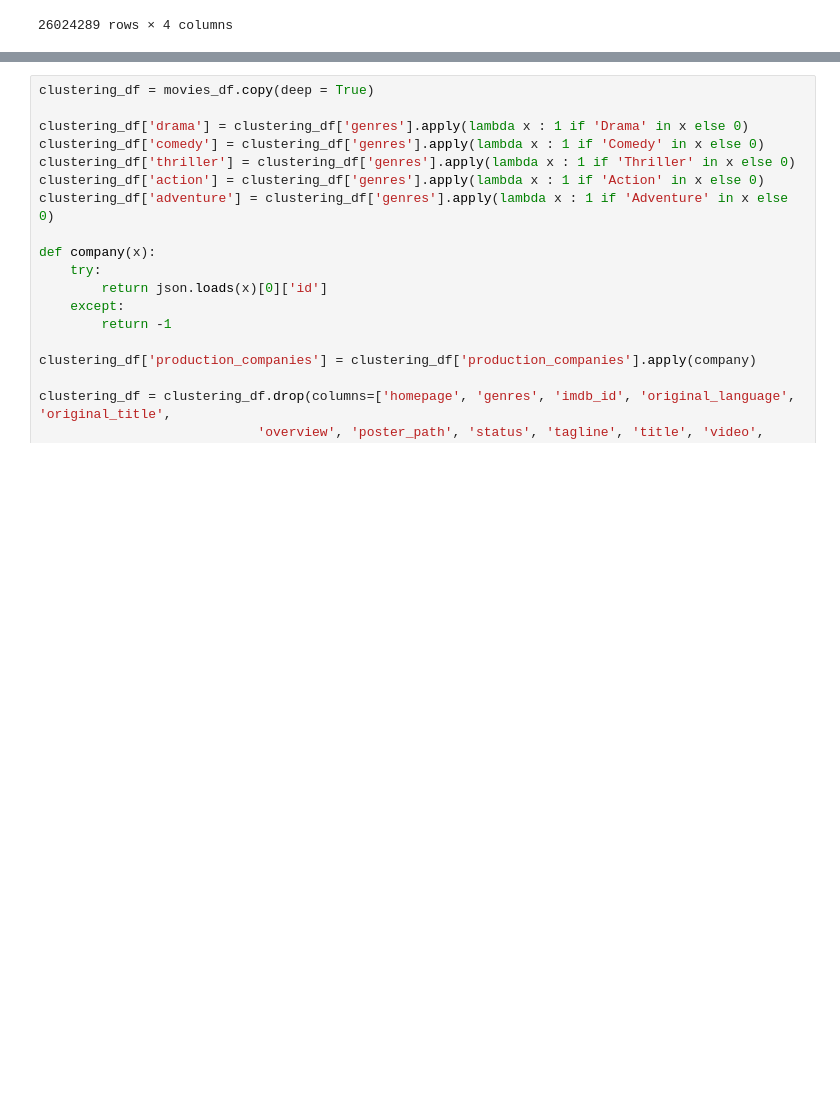
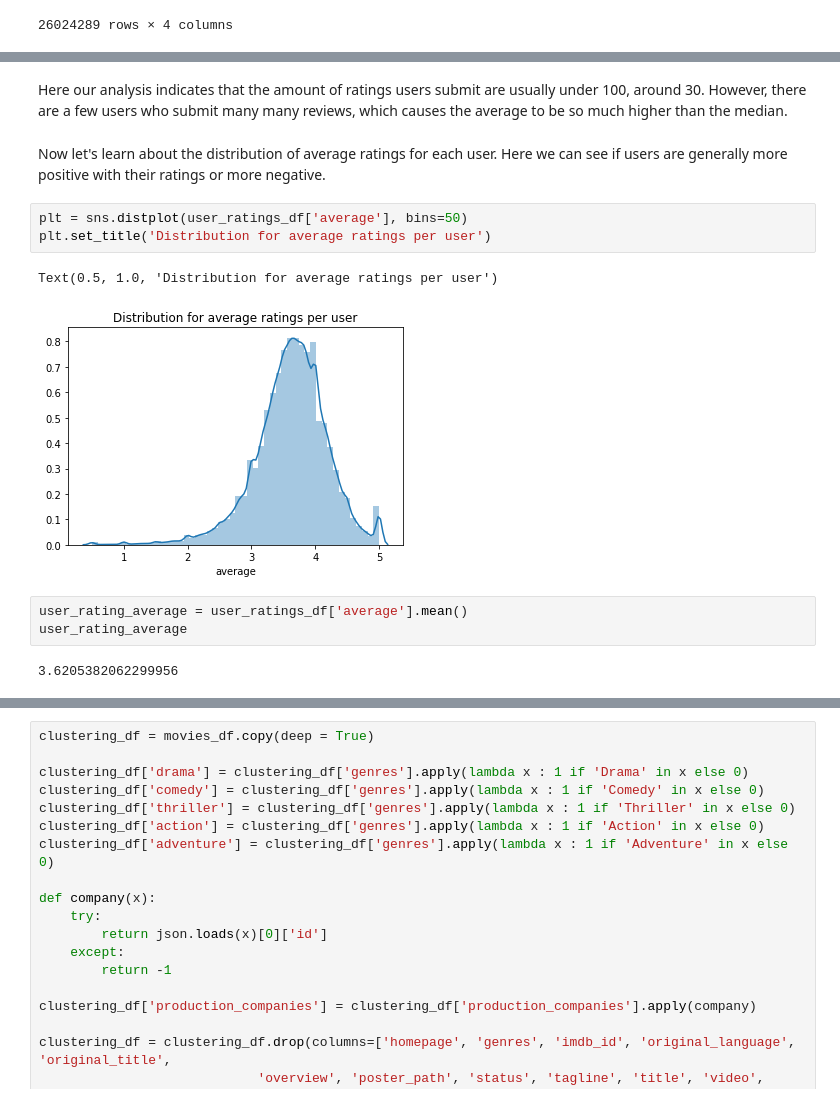
Before and after one commit to kevc528/MovieDatasetAnalysis, a Jupyter notebook: KevinChen_MoviesNotebook.ipynb, the cells around one changed output, grey strips where cells are left out. Saved outputs shown, nothing was run; the diff lists cells and outputs as text; blank space fills up the shorter version.

```diff
--- a/KevinChen_MoviesNotebook.ipynb
+++ b/KevinChen_MoviesNotebook.ipynb
@@ -326,0 +437,15 @@ ratings_df
+# %% [markdown]
+Here our analysis indicates that the amount of ratings users submit are usually under 100, around 30. However, there are a few users who submit many many reviews, which causes the average to be so much higher than the median.
+# %% [markdown]
+Now let's learn about the distribution of average ratings for each user. Here we can see if users are generally more positive with their ratings or more negative.
+# %%
+plt = sns.distplot(user_ratings_df['average'], bins=50)
+plt.set_title('Distribution for average ratings per user')
+# %% [output]
+Text(0.5, 1.0, 'Distribution for average ratings per user')
+[figure, added]
+# %%
+user_rating_average = user_ratings_df['average'].mean()
+user_rating_average
+# %% [output]
+3.6205382062299956
```
Also changed, not shown: parts of 44 cells of this notebook.
